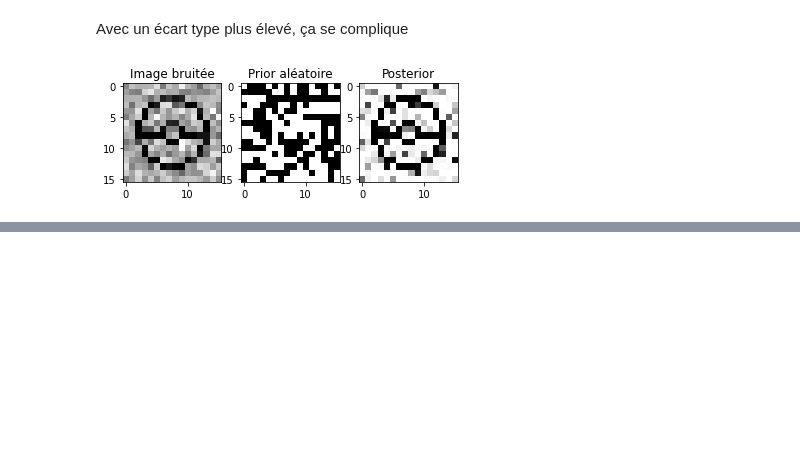
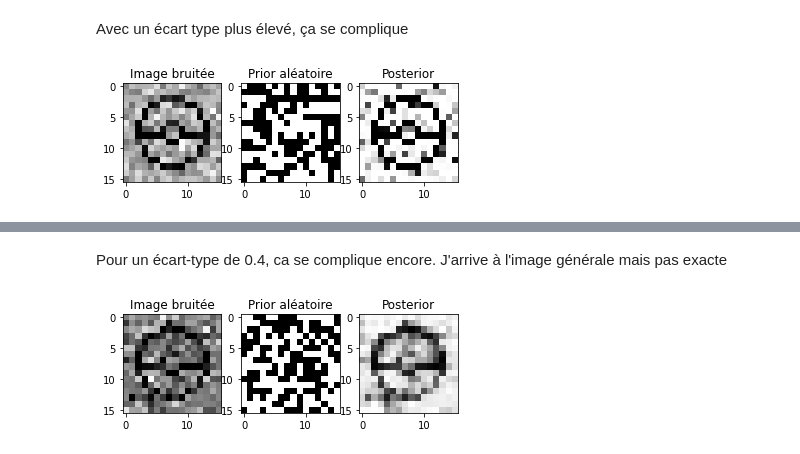
Before and after one commit to gvermersch/Ising_MC, a Jupyter notebook: MAIN.ipynb, the cells around one changed output, grey strips where cells are left out. Saved outputs shown, nothing was run; the diff lists cells and outputs as text; code cells hidden in the pictures; blank space fills up the shorter version.

```diff
--- a/MAIN.ipynb
+++ b/MAIN.ipynb
@@ -251,3 +281,7 @@ postbin = posterior_to_binary(posterior, seuil = 0.5)
+# %% [markdown]
+Pour un écart-type de 0.4, ca se complique encore. J'arrive à l'image générale mais pas exacte
 # %%
-posterior = get_posterior("data/poke_noise_TAU=0.4.png", 100, 100, ALPHA = 0.01, BETA = 0.01, TAU = 0.4,
+posterior = get_posterior("data/poke_noise_TAU=0.4.png", 10000, 1000, ALPHA = 1.0, BETA = 0.6, TAU = 0.4,
                           deter = False)
+# %% [output]
+[figure, added]
```
Also changed, not shown: parts of 16 cells of this notebook, 7 other files.
